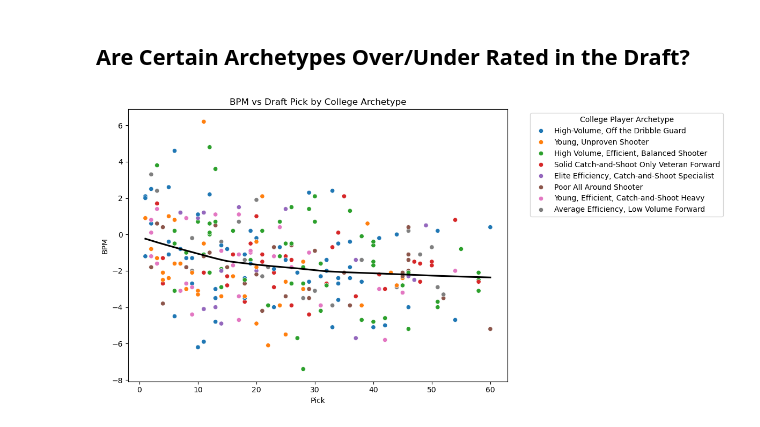
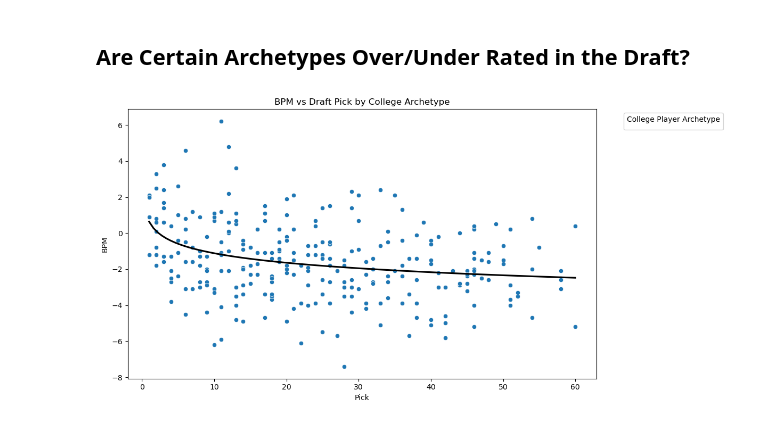
Before and after one commit to rickmart2/si-699-nba-shooting-modeling, a Jupyter notebook: clustering_analysis.ipynb, the cells around one changed output. Saved outputs shown, nothing was run; the diff lists cells and outputs as text; code cells hidden in the pictures.

```diff
--- a/clustering_analysis.ipynb
+++ b/clustering_analysis.ipynb
@@ -14,9 +16,19 @@ import statsmodels.api as sm
 ## Load and Preprocess Data
 # %%
 feature_data = pd.read_csv('feature_data_filtered.csv')
+# %%
+clear_features = {
+    'C&S_3PT_PPS': 'Catch-and-Shoot-3 Points-Per-Shot',
+    'OTD_PPS': 'Off-the-Dribble Points-Per-Shot',
+    'C&S_3PT_ATT_PG': 'Catch-and-Shoot-3 Attempts Per Game',
+    'OTD_ATT_PG': 'Off-the-Dribble Attempts Per Game',
+    'Shot_diet_C&S': 'Catch-and-Shoot Frequency',
+    'Shot_diet_OTD': 'Off-the-Dribble Frequency',
+}
 # %%
 # Drop noisy features, I planned on including them in the clustering but they didn't add much value and made the clusters less interpretable
 cluster_data = feature_data.drop(columns=['Name', 'C&S_Guarded_prop', 'Length'])
+cluster_data.rename(columns=clear_features, inplace=True)
 cluster_features = cluster_data.columns
 # %%
 # Standardize the features
@@ -218,19 +333,20 @@ full_df['Updated_Name'] = full_df['Name'].copy()
 full_df['Updated_Name'] = full_df['Updated_Name'].replace(name_corrections)
 # %%
 advanced_data = full_df.merge(stathead_data, left_on='Updated_Name', right_on='Player', how='left')
+advanced_data.dropna(inplace=True)
 # %%
 plt.figure(figsize=(12,6))
-ax = sns.scatterplot(data=advanced_data, x='Pick', y='BPM', hue='Archetype')
-sns.regplot(data=advanced_data, x='Pick', y='BPM', scatter=False, lowess = True, color='black')
+ax = sns.scatterplot(data=advanced_data, x='Pick', y='BPM')
+sns.regplot(data=advanced_data, x='Pick', y='BPM', scatter=False, logx = True, color='black', ci=None)
 
 plt.title('BPM vs Draft Pick by College Archetype')
 
 ax.legend(title="College Player Archetype", bbox_to_anchor=(1.05, 1), loc="upper left")
 
 plt.tight_layout()
 plt.show()
 # %% [output]
-[figure, old version]
+[figure, new version]
 # %%
 sorted_data = advanced_data.sort_values(by='Pick')
 
```
Also changed, not shown: parts of 37 cells of this notebook.
